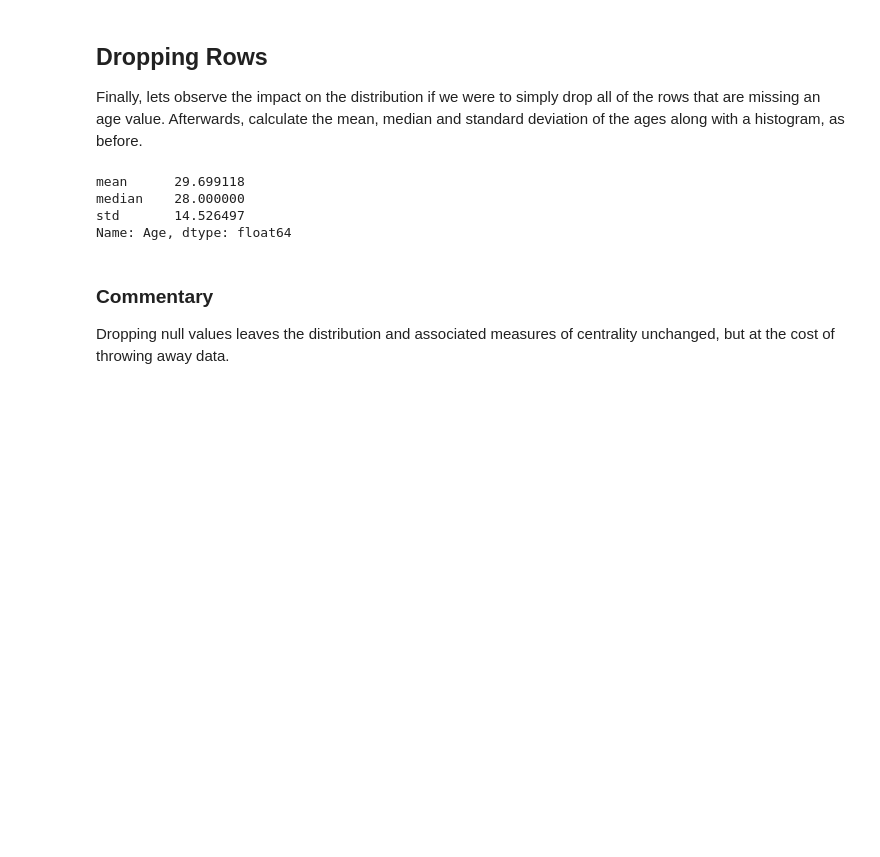
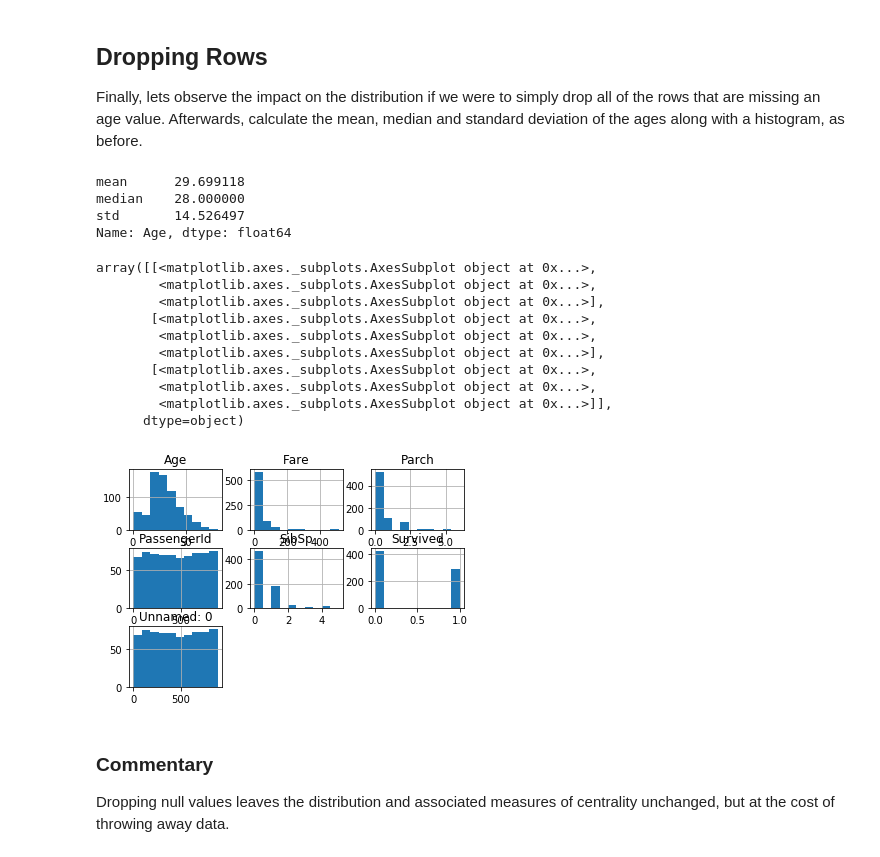
Before and after one commit to reubenarmd/dsc-more-on-missing-data-lab-nyc-ds-082619, a Jupyter notebook: index.ipynb, the cells around one changed output. Saved outputs shown, nothing was run; the diff lists cells and outputs as text; code cells hidden in the pictures; blank space fills up the shorter version.

```diff
--- a/index.ipynb
+++ b/index.ipynb
@@ -112,11 +112,23 @@ Finally, lets observe the impact on the distribution if we were to simply drop a
 # %%
 droppedage=df[pd.notnull(df['Age'])]#Your code here
 print(droppedage.Age.apply(['mean','median','std']))
+droppedage.hist()
 # %% [output]
 mean      29.699118
 median    28.000000
 std       14.526497
 Name: Age, dtype: float64
+array([[<matplotlib.axes._subplots.AxesSubplot object at 0x...>,
+        <matplotlib.axes._subplots.AxesSubplot object at 0x...>,
+        <matplotlib.axes._subplots.AxesSubplot object at 0x...>],
+       [<matplotlib.axes._subplots.AxesSubplot object at 0x...>,
+        <matplotlib.axes._subplots.AxesSubplot object at 0x...>,
+        <matplotlib.axes._subplots.AxesSubplot object at 0x...>],
+       [<matplotlib.axes._subplots.AxesSubplot object at 0x...>,
+        <matplotlib.axes._subplots.AxesSubplot object at 0x...>,
+        <matplotlib.axes._subplots.AxesSubplot object at 0x...>]],
+      dtype=object)
+[figure, added]
 # %% [markdown]
 ### Commentary
 
```
